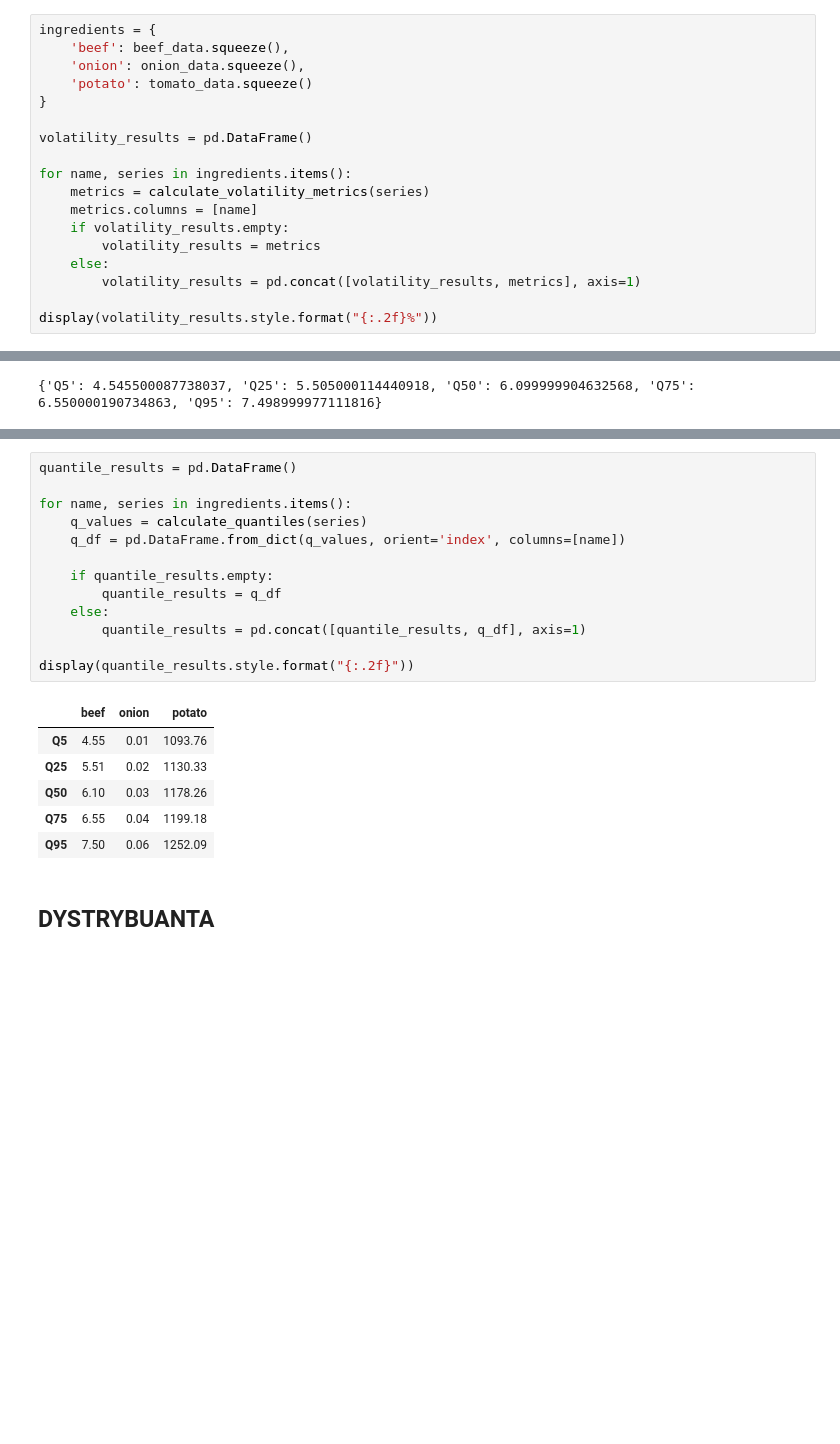
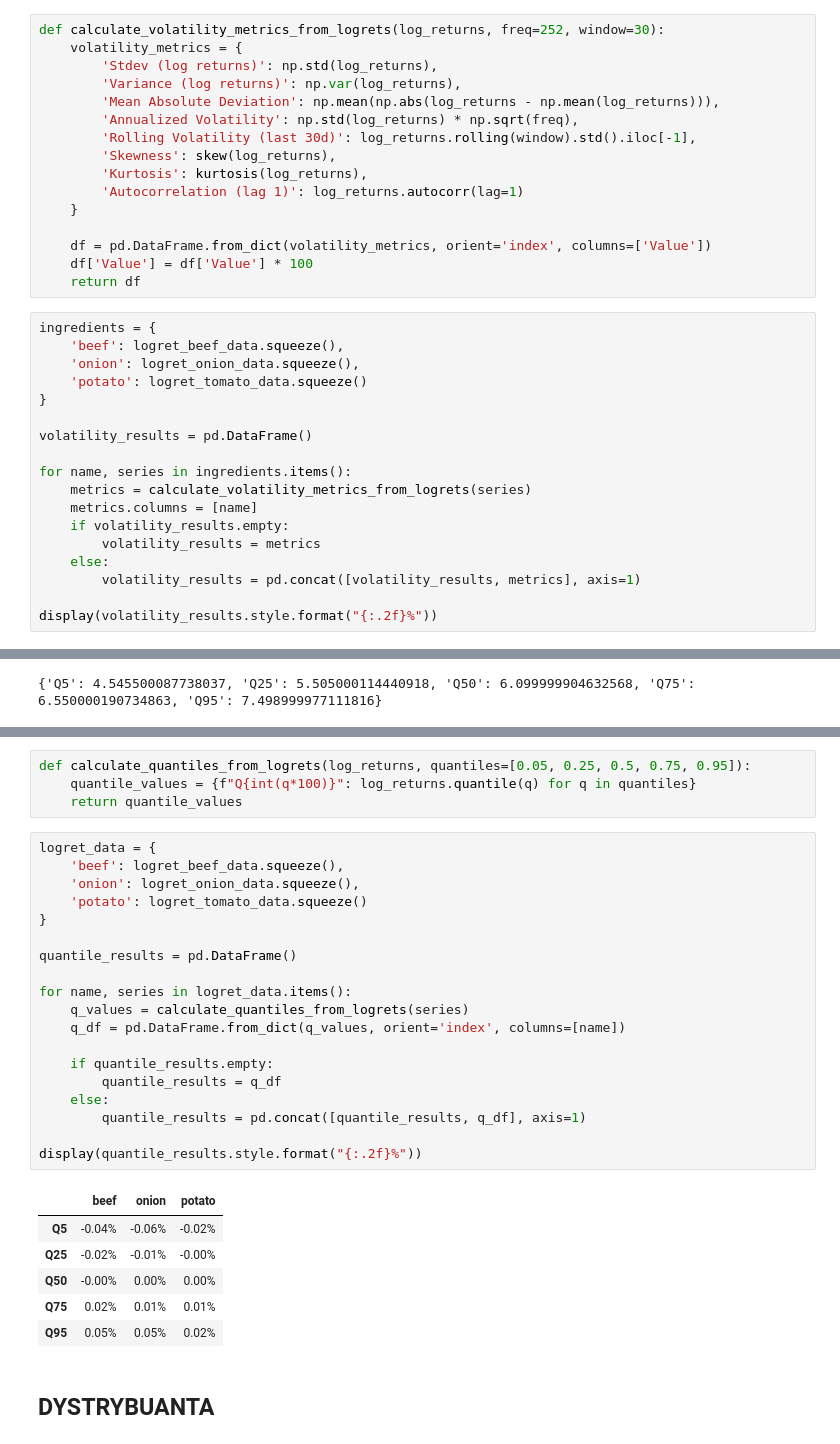
Before and after one commit to werpyr1003/Zarz-dzanie_ryzykiem_McDonald_Corporation, a Jupyter notebook: Projekt_2/Kody.ipynb, the cells around one changed output, grey strips where cells are left out. Saved outputs shown, nothing was run; the diff lists cells and outputs as text; blank space fills up the shorter version.

```diff
--- a/Projekt_2/Kody.ipynb
+++ b/Projekt_2/Kody.ipynb
@@ -119,14 +199,30 @@ Autocorrelation (lag 1)         -0.291311
+# %%
+def calculate_volatility_metrics_from_logrets(log_returns, freq=252, window=30):
+    volatility_metrics = {
+        'Stdev (log returns)': np.std(log_returns),
+        'Variance (log returns)': np.var(log_returns),
+        'Mean Absolute Deviation': np.mean(np.abs(log_returns - np.mean(log_returns))),
+        'Annualized Volatility': np.std(log_returns) * np.sqrt(freq),
+        'Rolling Volatility (last 30d)': log_returns.rolling(window).std().iloc[-1],
+        'Skewness': skew(log_returns),
+        'Kurtosis': kurtosis(log_returns),
+        'Autocorrelation (lag 1)': log_returns.autocorr(lag=1)
+    }
+
+    df = pd.DataFrame.from_dict(volatility_metrics, orient='index', columns=['Value'])
+    df['Value'] = df['Value'] * 100
+    return df
 # %%
 ingredients = {
-    'beef': beef_data.squeeze(),
-    'onion': onion_data.squeeze(),
-    'potato': tomato_data.squeeze()
+    'beef': logret_beef_data.squeeze(),
+    'onion': logret_onion_data.squeeze(),
+    'potato': logret_tomato_data.squeeze()
 }
 
 volatility_results = pd.DataFrame()
 
 for name, series in ingredients.items():
-    metrics = calculate_volatility_metrics(series)
+    metrics = calculate_volatility_metrics_from_logrets(series)
     metrics.columns = [name]
     if volatility_results.empty:
         volatility_results = metrics
@@ -162,23 +259,33 @@ print(calculate_quantiles(beef_data))
+# %%
+def calculate_quantiles_from_logrets(log_returns, quantiles=[0.05, 0.25, 0.5, 0.75, 0.95]):
+    quantile_values = {f"Q{int(q*100)}": log_returns.quantile(q) for q in quantiles}
+    return quantile_values
 # %%
+logret_data = {
+    'beef': logret_beef_data.squeeze(),
+    'onion': logret_onion_data.squeeze(),
+    'potato': logret_tomato_data.squeeze()
+}
+
 quantile_results = pd.DataFrame()
 
-for name, series in ingredients.items():
-    q_values = calculate_quantiles(series)
+for name, series in logret_data.items():
+    q_values = calculate_quantiles_from_logrets(series)
     q_df = pd.DataFrame.from_dict(q_values, orient='index', columns=[name])
 
     if quantile_results.empty:
         quantile_results = q_df
     else:
         quantile_results = pd.concat([quantile_results, q_df], axis=1)
 
-display(quantile_results.style.format("{:.2f}"))
+display(quantile_results.style.format("{:.2f}%"))
 # %% [output]
 |  | beef | onion | potato |
-| Q5 | 4.55 | 0.01 | 1093.76 |
-| Q25 | 5.51 | 0.02 | 1130.33 |
-| Q50 | 6.10 | 0.03 | 1178.26 |
-| Q75 | 6.55 | 0.04 | 1199.18 |
-| Q95 | 7.50 | 0.06 | 1252.09 |
+| Q5 | -0.04% | -0.06% | -0.02% |
+| Q25 | -0.02% | -0.01% | -0.00% |
+| Q50 | -0.00% | 0.00% | 0.00% |
+| Q75 | 0.02% | 0.01% | 0.01% |
+| Q95 | 0.05% | 0.05% | 0.02% |
 # %% [markdown]
 ## DYSTRYBUANTA
 # %%
```
Also changed, not shown: parts of 12 cells of this notebook.
